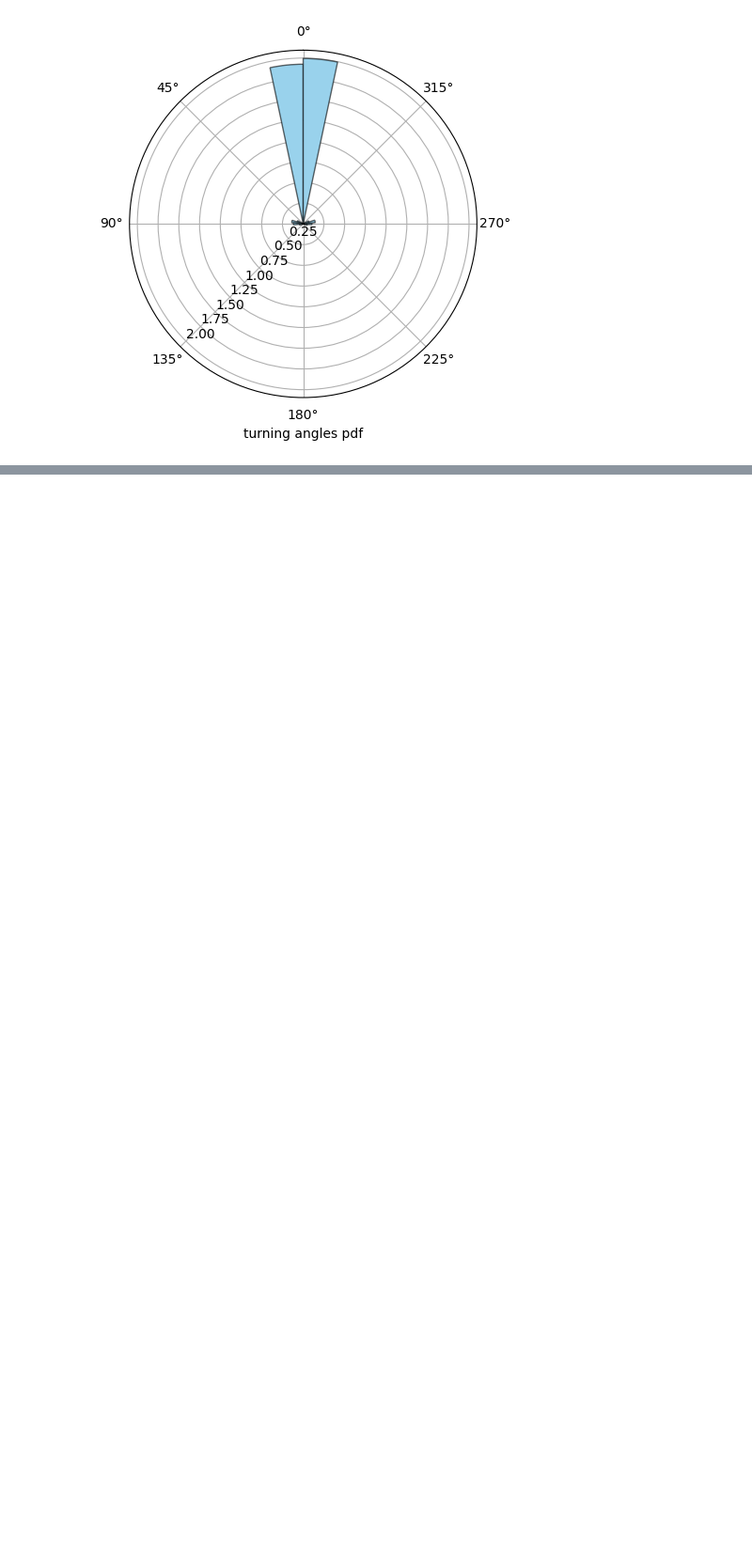
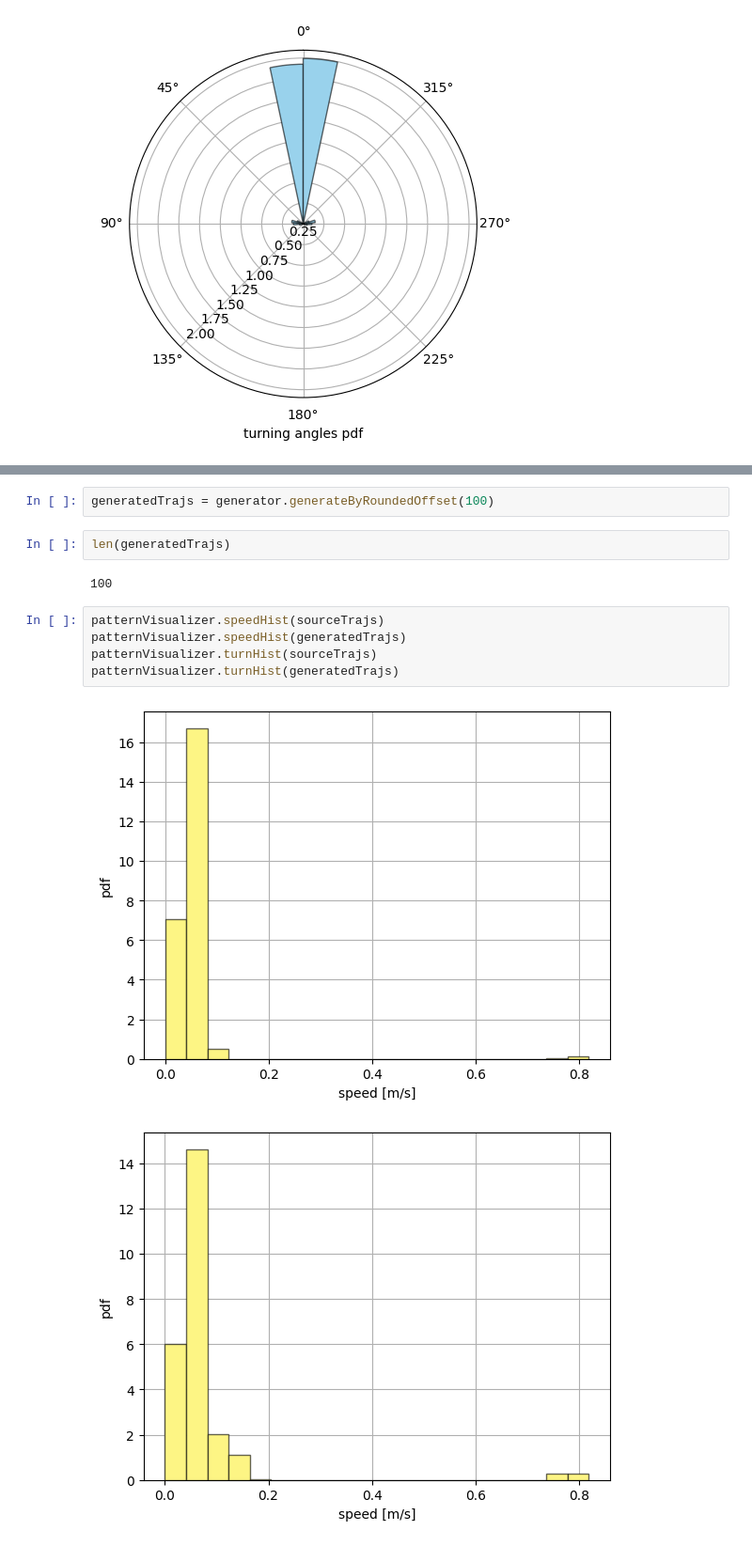
Before and after one commit to adhocmaster/diverging-trajectories, a Jupyter notebook: src/notebooks/break-by-y-axis.ipynb, the cells around one changed output, grey strips where cells are left out. Shown at 94% size. Drawn from its saved outputs; the diff is of its cells as text; blank space fills up the shorter version.

```diff
--- a/src/notebooks/break-by-y-axis.ipynb
+++ b/src/notebooks/break-by-y-axis.ipynb
@@ -420,0 +545,14 @@ patternVisualizer.plotPatterns(
+# %%
+generatedTrajs = generator.generateByRoundedOffset(100)
+# %%
+len(generatedTrajs)
+# %% [output]
+100
+# %%
+patternVisualizer.speedHist(sourceTrajs)
+patternVisualizer.speedHist(generatedTrajs)
+patternVisualizer.turnHist(sourceTrajs)
+patternVisualizer.turnHist(generatedTrajs)
+# %% [output]
+[figure, added]
+[figure, added]
```
Also changed, not shown: parts of 19 cells of this notebook, 3 other files.
